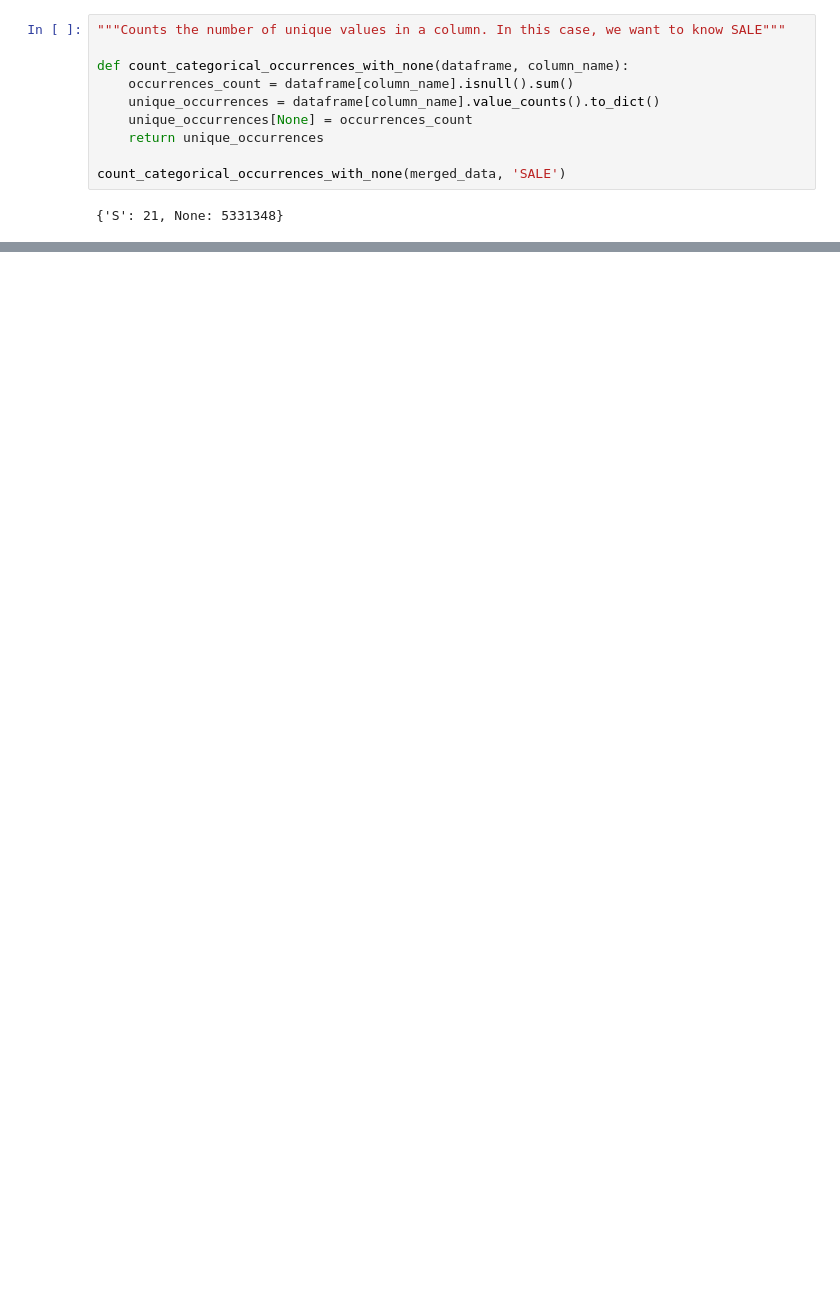
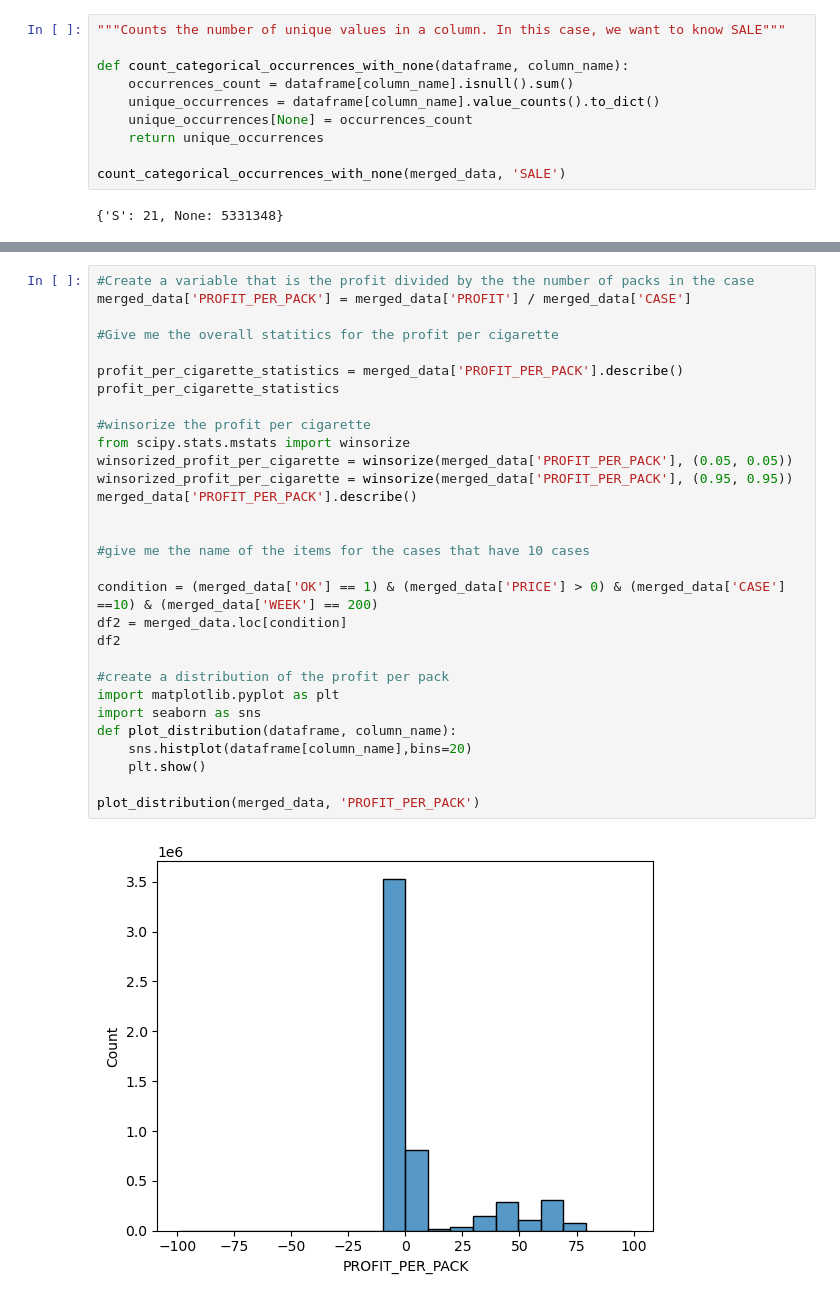
Before and after one commit to ruimaciell/Econ_PS_Guest_Lecture, a Jupyter notebook: exploring_dataset_econ.ipynb, the cells around one changed output, grey strips where cells are left out. Drawn from its saved outputs; the diff is of its cells as text; blank space fills up the shorter version.

```diff
--- a/exploring_dataset_econ.ipynb
+++ b/exploring_dataset_econ.ipynb
@@ -255,0 +344,32 @@ count_categorical_occurrences_with_none(merged_data, 'SALE')
+# %%
+#Create a variable that is the profit divided by the the number of packs in the case
+merged_data['PROFIT_PER_PACK'] = merged_data['PROFIT'] / merged_data['CASE']
+
+#Give me the overall statitics for the profit per cigarette
+
+profit_per_cigarette_statistics = merged_data['PROFIT_PER_PACK'].describe()
+profit_per_cigarette_statistics
+
+#winsorize the profit per cigarette
+from scipy.stats.mstats import winsorize
+winsorized_profit_per_cigarette = winsorize(merged_data['PROFIT_PER_PACK'], (0.05, 0.05))
+winsorized_profit_per_cigarette = winsorize(merged_data['PROFIT_PER_PACK'], (0.95, 0.95))
+merged_data['PROFIT_PER_PACK'].describe()
+
+
+#give me the name of the items for the cases that have 10 cases
+
+condition = (merged_data['OK'] == 1) & (merged_data['PRICE'] > 0) & (merged_data['CASE'] ==10) & (merged_data['WEEK'] == 200)
+df2 = merged_data.loc[condition]
+df2
+
+#create a distribution of the profit per pack
+import matplotlib.pyplot as plt
+import seaborn as sns
+def plot_distribution(dataframe, column_name):
+    sns.histplot(dataframe[column_name],bins=20)
+    plt.show()
+
+plot_distribution(merged_data, 'PROFIT_PER_PACK')
+# %% [output]
+[figure, added]
```
Also changed, not shown: parts of 10 cells of this notebook, 2 other files.
